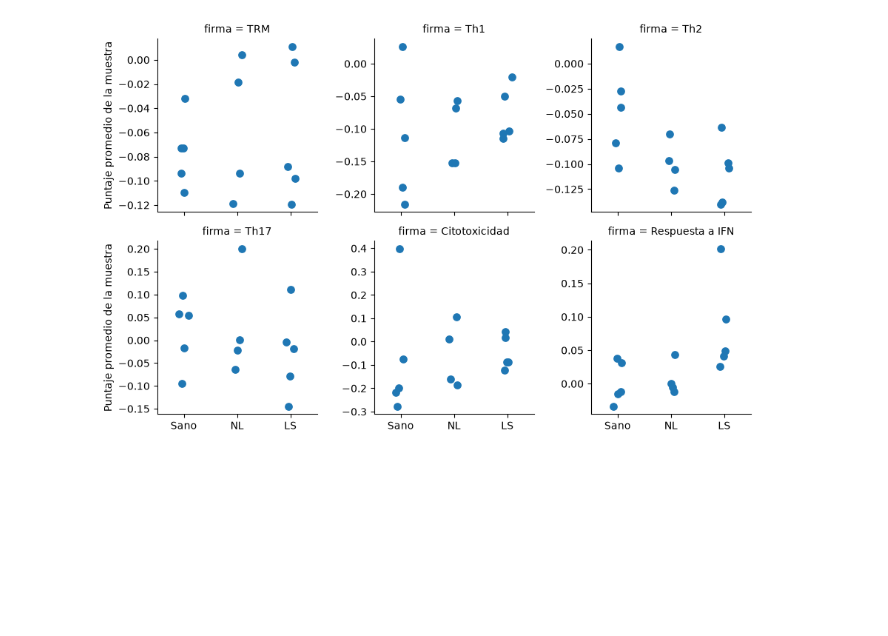
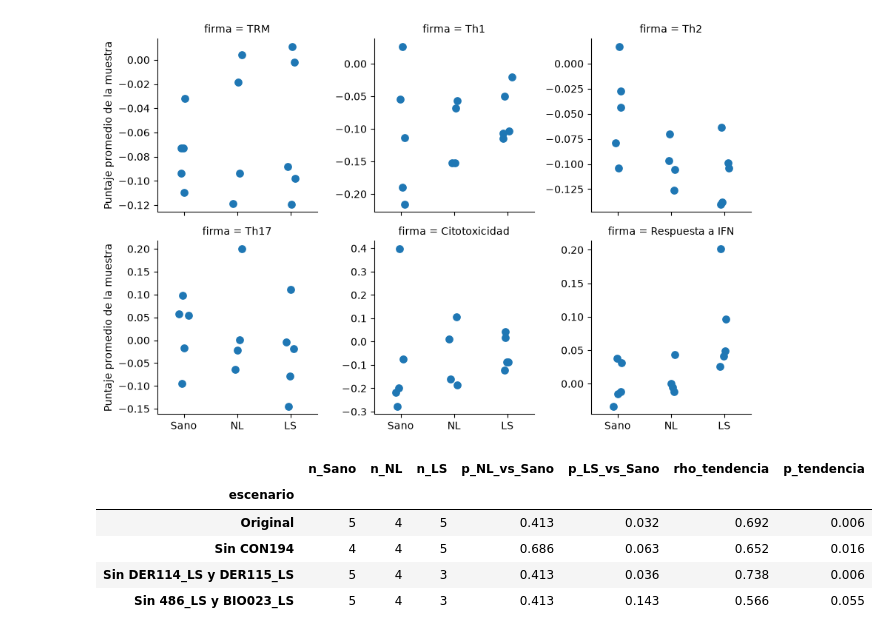
Before and after one commit to leomorgzzz/vitiligo-linfocitos-t, a Jupyter notebook: notebooks/07_firmas.ipynb, the cells around one changed output. Drawn from its saved outputs; the diff is of its cells as text; code cells hidden in the pictures; blank space fills up the shorter version.

```diff
--- a/notebooks/07_firmas.ipynb
+++ b/notebooks/07_firmas.ipynb
@@ -108,3 +108,33 @@ g.savefig(DIR_FIGURAS / "firmas_T_por_condicion.png", dpi=150, bbox_inches="tigh
 [figure]
 # %%
 por_muestra.round(4).to_csv(DIR_TABLAS / "firmas_T_por_muestra.csv")
+# %%
+escenarios = {
+    "Original": [],
+    "Sin CON194": ["CON194"],
+    "Sin DER114_LS y DER115_LS": ["DER114_LS", "DER115_LS"],
+    "Sin 486_LS y BIO023_LS": ["486_LS", "BIO023_LS"],
+}
+
+filas = []
+for nombre, excluir in escenarios.items():
+    d = por_muestra.drop(index=excluir)
+    g = {c: d.loc[d["condicion"] == c, "Respuesta a IFN"] for c in orden}
+    rho = spearmanr(d["condicion"].map(orden), d["Respuesta a IFN"])
+    filas.append({"escenario": nombre,
+                  "n_Sano": len(g["Sano"]), "n_NL": len(g["NL"]), "n_LS": len(g["LS"]),
+                  "p_NL_vs_Sano": mannwhitneyu(g["NL"], g["Sano"]).pvalue,
+                  "p_LS_vs_Sano": mannwhitneyu(g["LS"], g["Sano"]).pvalue,
+                  "rho_tendencia": rho.statistic,
+                  "p_tendencia": rho.pvalue})
+
+sens_ifn = pd.DataFrame(filas).set_index("escenario")
+sens_ifn.round(3).to_csv(DIR_TABLAS / "sensibilidad_firma_IFN.csv")
+sens_ifn.round(3)
+# %% [output]
+|  | n_Sano | n_NL | n_LS | p_NL_vs_Sano | p_LS_vs_Sano | rho_tendencia | p_tendencia |
+| escenario |  |  |  |  |  |  |  |
+| Original | 5 | 4 | 5 | 0.413 | 0.032 | 0.692 | 0.006 |
+| Sin CON194 | 4 | 4 | 5 | 0.686 | 0.063 | 0.652 | 0.016 |
+| Sin DER114_LS y DER115_LS | 5 | 4 | 3 | 0.413 | 0.036 | 0.738 | 0.006 |
+| Sin 486_LS y BIO023_LS | 5 | 4 | 3 | 0.413 | 0.143 | 0.566 | 0.055 |
```
Also changed, not shown: 6 other files.
